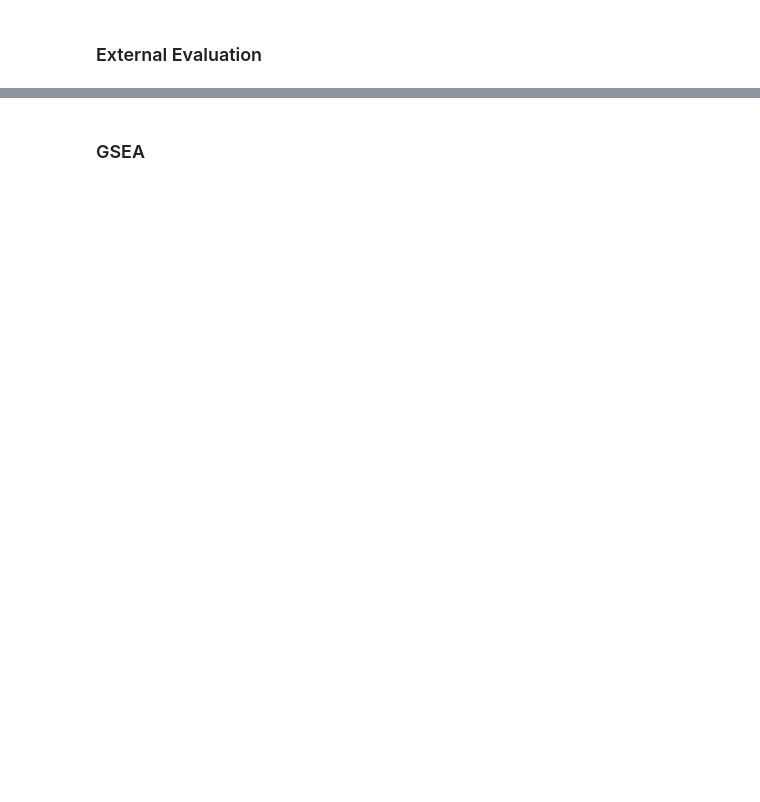
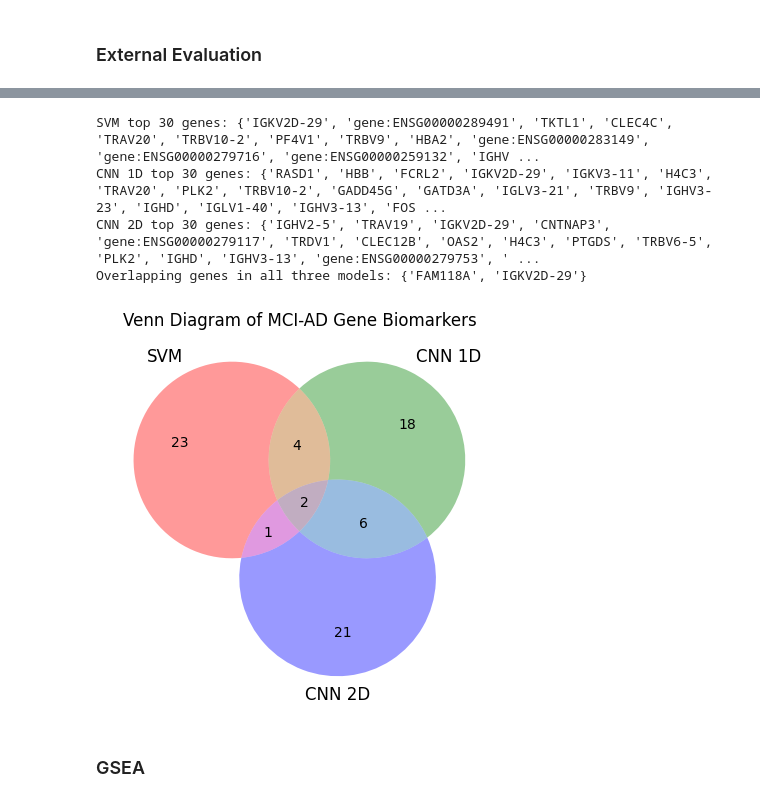
Before and after one commit to Kitiyaparnnn/MCI-AD, a Jupyter notebook: cnn_classifications.ipynb, the cells around one changed output, grey strips where cells are left out. Saved outputs shown, nothing was run; the diff lists cells and outputs as text; code cells hidden in the pictures; blank space fills up the shorter version.

```diff
--- a/cnn_classifications.ipynb
+++ b/cnn_classifications.ipynb
@@ -711,3 +777,26 @@ plot_confusion_matrix_from_metrics(metrics_2D[0])
+# %%
+svm = pd.read_csv('biomarker_svm.csv').iloc[:30]
+cnn_1d = pd.read_csv('biomarker_1D.csv').iloc[:30]
+cnn_2d = pd.read_csv('biomarker_2D.csv').iloc[:30]
+
+set_svm = set(svm['gene_symbol'].tolist())
+set_cnn_1d = set(cnn_1d['gene_symbol'].tolist())
+set_cnn_2d = set(cnn_2d['gene_symbol'].tolist())
+print("SVM top 30 genes:", set_svm)
+print("CNN 1D top 30 genes:", set_cnn_1d)
+print("CNN 2D top 30 genes:", set_cnn_2d)
+overlap_genes = set_svm & set_cnn_1d & set_cnn_2d
+print("Overlapping genes in all three models:", overlap_genes)
+
+venn3(subsets=[set_svm, set_cnn_1d, set_cnn_2d], set_labels=('SVM', 'CNN 1D', 'CNN 2D'))
+plt.title("Venn Diagram of MCI-AD Gene Biomarkers")
+plt.show()
+# %% [output]
+SVM top 30 genes: {'IGKV2D-29', 'gene:ENSG00000289491', 'TKTL1', 'CLEC4C', 'TRAV20', 'TRBV10-2', 'PF4V1', 'TRBV9', 'HBA2', 'gene:ENSG00000283149', 'gene:ENSG00000279716', 'gene:ENSG00000259132', 'IGHV ...
+CNN 1D top 30 genes: {'RASD1', 'HBB', 'FCRL2', 'IGKV2D-29', 'IGKV3-11', 'H4C3', 'TRAV20', 'PLK2', 'TRBV10-2', 'GADD45G', 'GATD3A', 'IGLV3-21', 'TRBV9', 'IGHV3-23', 'IGHD', 'IGLV1-40', 'IGHV3-13', 'FOS ...
+CNN 2D top 30 genes: {'IGHV2-5', 'TRAV19', 'IGKV2D-29', 'CNTNAP3', 'gene:ENSG00000279117', 'TRDV1', 'CLEC12B', 'OAS2', 'H4C3', 'PTGDS', 'TRBV6-5', 'PLK2', 'IGHD', 'IGHV3-13', 'gene:ENSG00000279753', ' ...
+Overlapping genes in all three models: {'FAM118A', 'IGKV2D-29'}
+[figure, added]
 # %% [markdown]
 ### GSEA
 # %%
```
Also changed, not shown: parts of 11 cells of this notebook, 6 other files.
